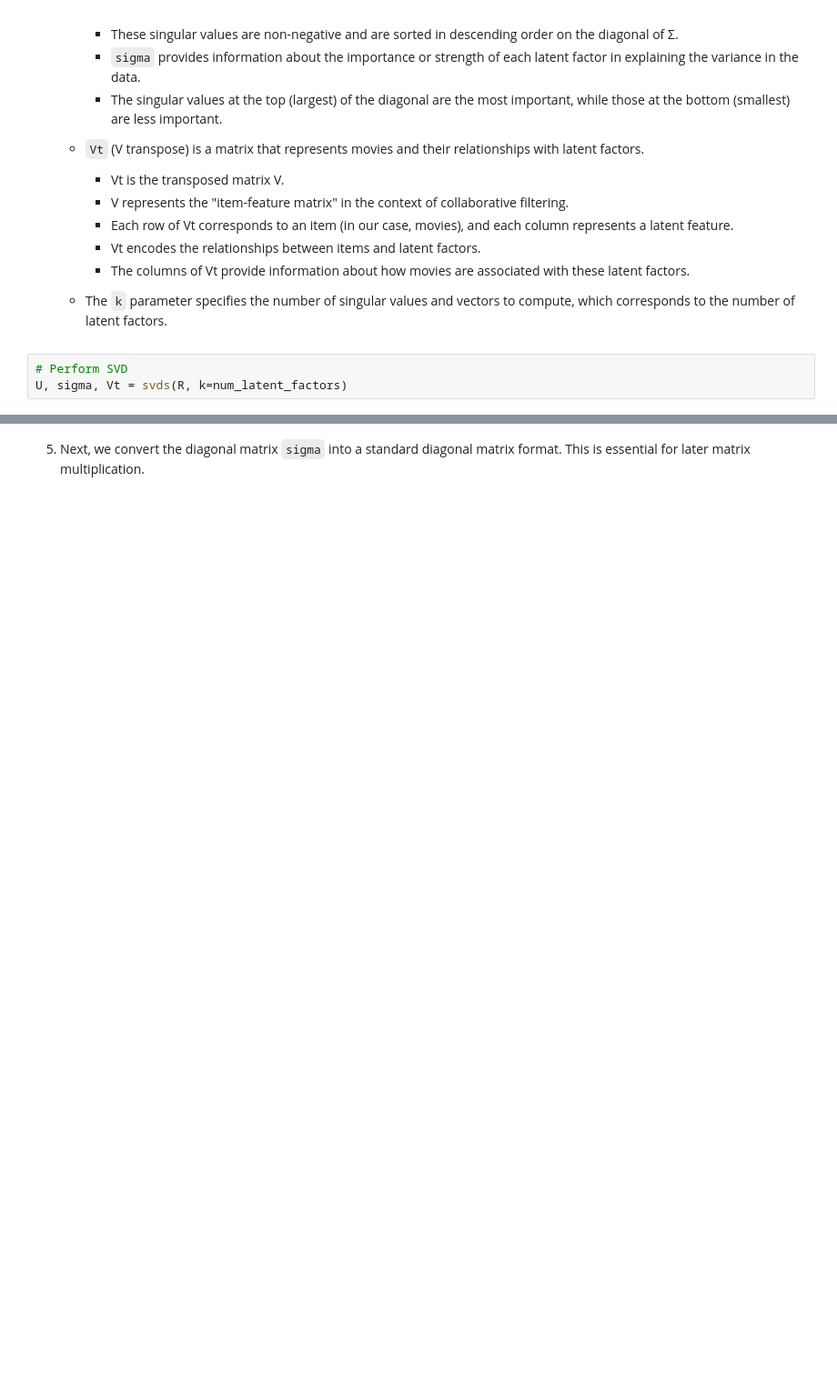
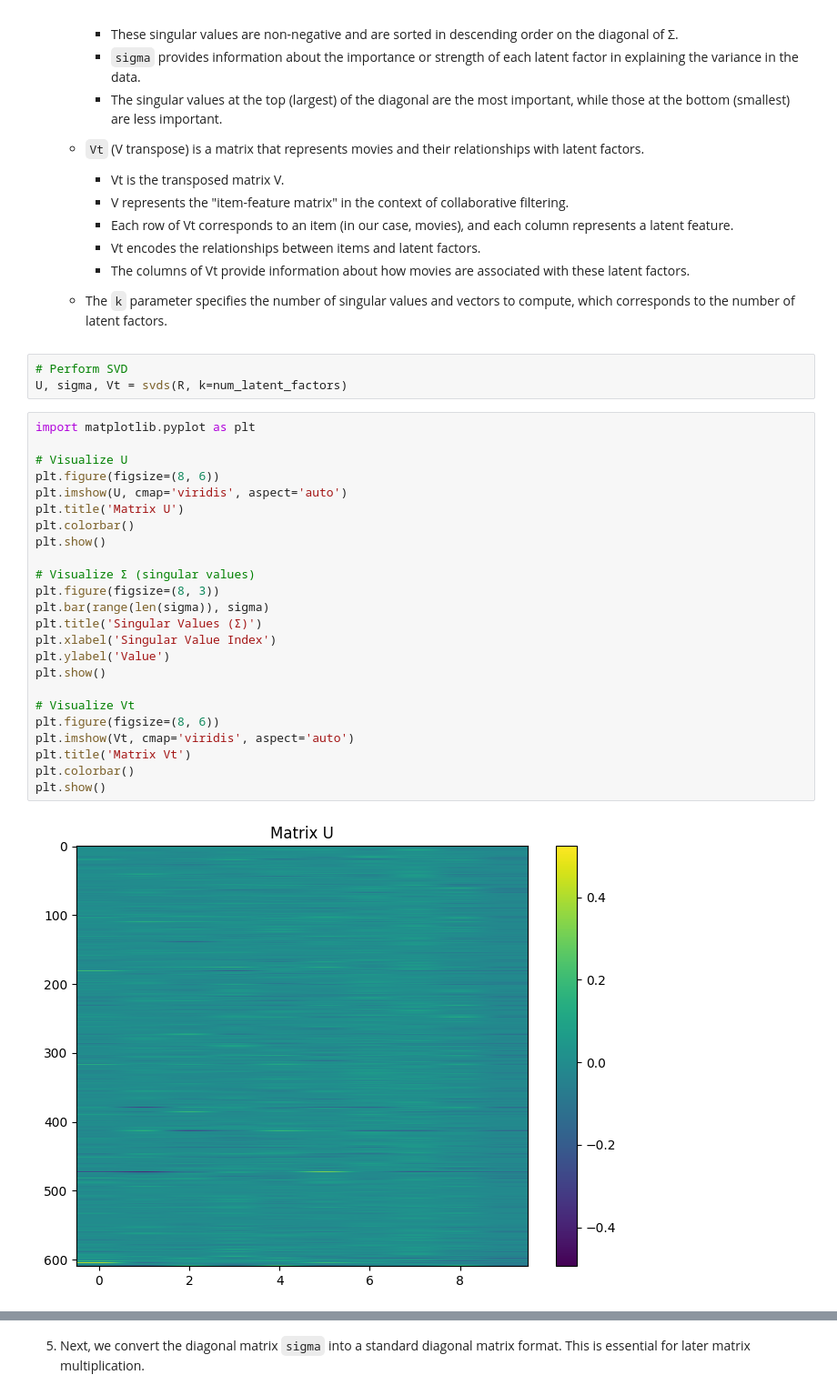
Before and after one commit to madelinebirch/Phase-4-Project, a Jupyter notebook: current.ipynb, the cells around one changed output, grey strips where cells are left out. Shown at 91% size. Drawn from its saved outputs; the diff is of its cells as text; blank space fills up the shorter version.

```diff
--- a/current.ipynb
+++ b/current.ipynb
@@ -122,3 +152,29 @@ num_latent_factors = 10
 # %%
 # Perform SVD
 U, sigma, Vt = svds(R, k=num_latent_factors)
+# %%
+import matplotlib.pyplot as plt
+
+# Visualize U
+plt.figure(figsize=(8, 6))
+plt.imshow(U, cmap='viridis', aspect='auto')
+plt.title('Matrix U')
+plt.colorbar()
+plt.show()
+
+# Visualize Σ (singular values)
+plt.figure(figsize=(8, 3))
+plt.bar(range(len(sigma)), sigma)
+plt.title('Singular Values (Σ)')
+plt.xlabel('Singular Value Index')
+plt.ylabel('Value')
+plt.show()
+
+# Visualize Vt
+plt.figure(figsize=(8, 6))
+plt.imshow(Vt, cmap='viridis', aspect='auto')
+plt.title('Matrix Vt')
+plt.colorbar()
+plt.show()
+# %% [output]
+[figure, added]
```
Also changed, not shown: parts of 5 cells of this notebook.
